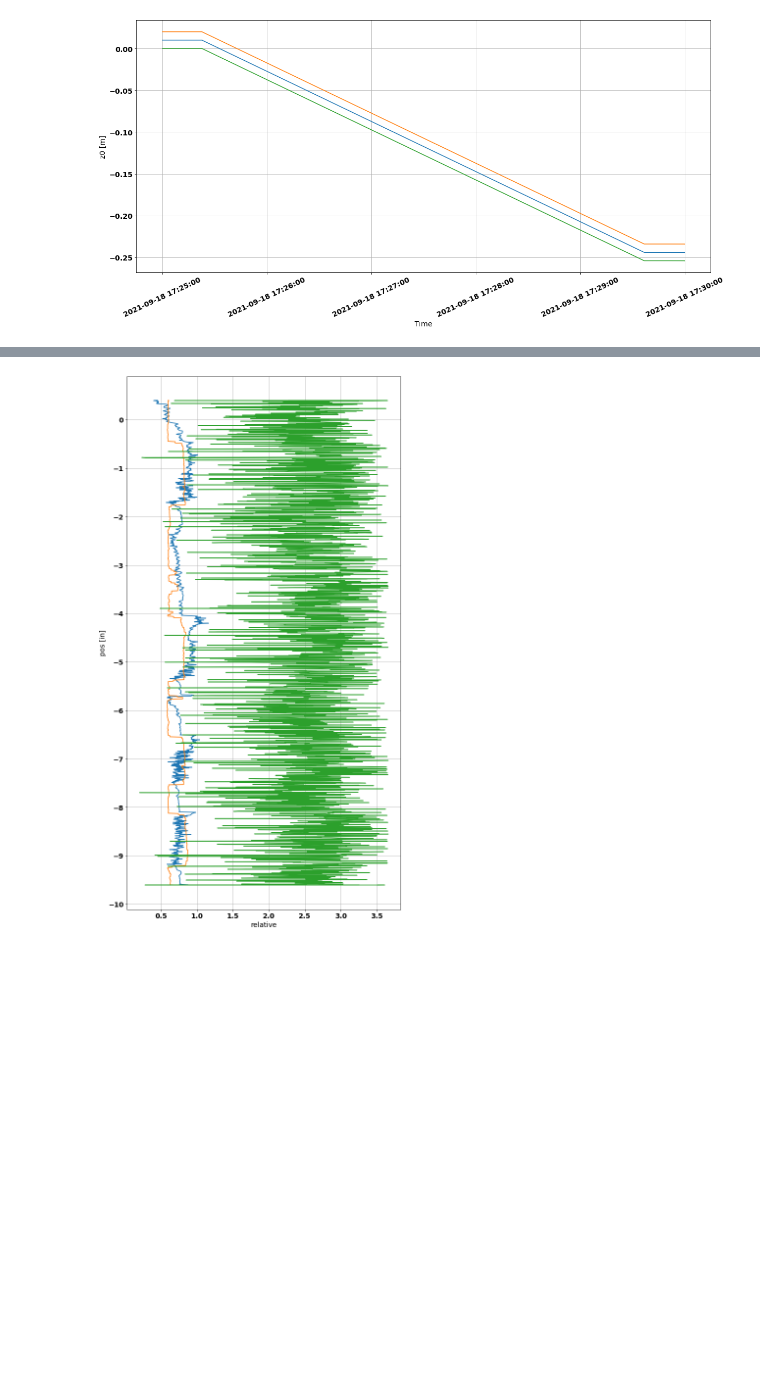
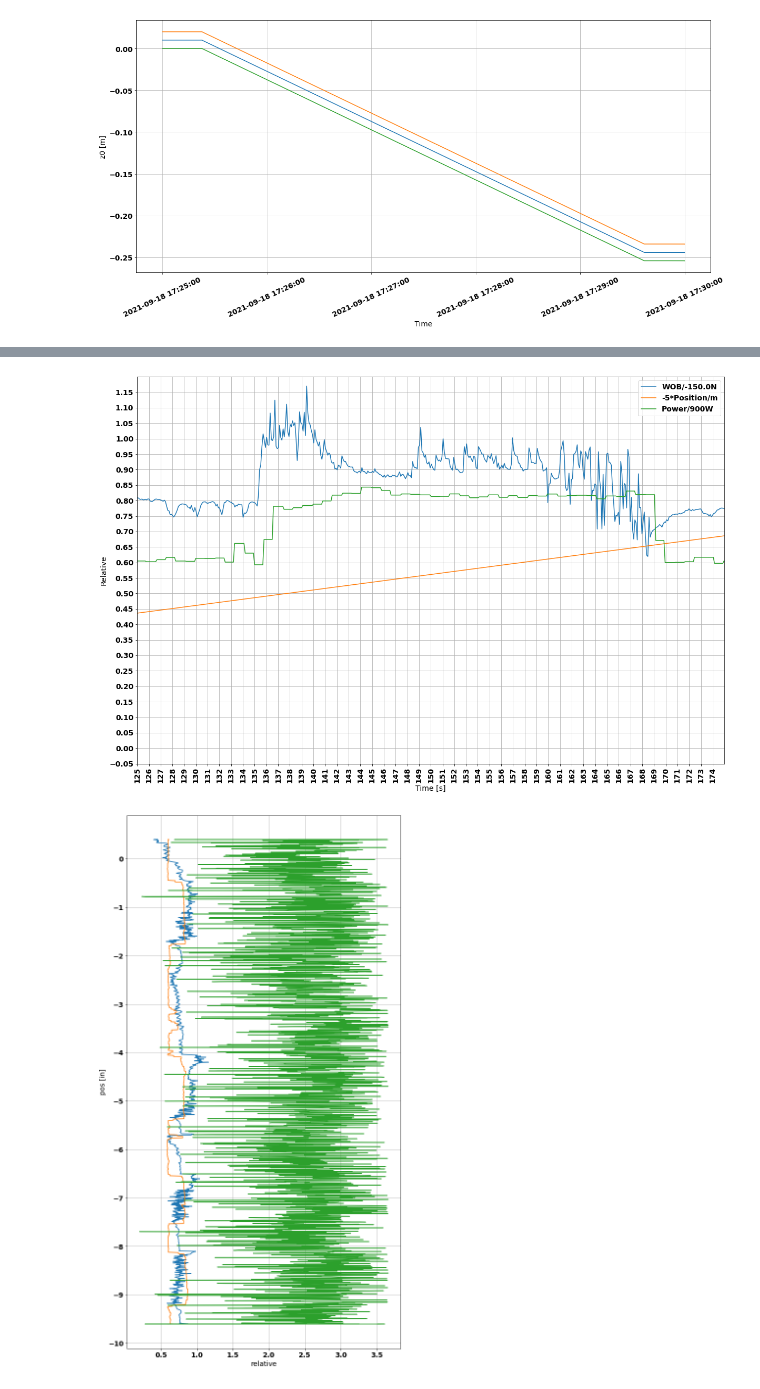
Before and after one commit to MIT-Hydration/HydrationIII, a Jupyter notebook: data/2021-Sep-18/Data Exploration 2021-Sep-18.ipynb, the cells around one changed output, grey strips where cells are left out. Cells and saved outputs as stored; diff of their text form; code cells hidden in the pictures; blank space fills up the shorter version.

```diff
--- a/data/2021-Sep-18/Data Exploration 2021-Sep-18.ipynb
+++ b/data/2021-Sep-18/Data Exploration 2021-Sep-18.ipynb
@@ -95,3 +95,25 @@ plt.show()
+# %%
+plt.figure(figsize=[20, 15])
+plt.subplots_adjust(bottom=0.2)
+plt.xticks( rotation=90 )
+ax=plt.gca()
+plt.plot(df_wob['time_s']-min_time, df_wob["wob_n"]/-150.0, label='WOB/-150.0N')
+plt.plot(df1['time_s']-min_time, -5*df1["pos_0_m"] - 0.0254, label='-5*Position/m')
+plt.plot(df_power['time_s']-min_time, df_power["active_power_W"]/900, label='Power/900W')
+
+plt.xlabel("Time [s]")
+plt.ylabel("Relative")
+plt.grid('on')
+major_ticks = np.arange(-0.05, 1.2, 0.05)
+ax.set_yticks(major_ticks)
+ax.set_xticks(np.arange(125, 175, 1))
+plt.ylim([-0.05, 1.2])
+plt.xlim([125, 175])
+plt.legend()
+
+plt.show()
+# %% [output]
+[figure, added]
 # %%
 from scipy import interpolate
 import numpy
```
Also changed, not shown: parts of 2 cells of this notebook, 2 other files.
